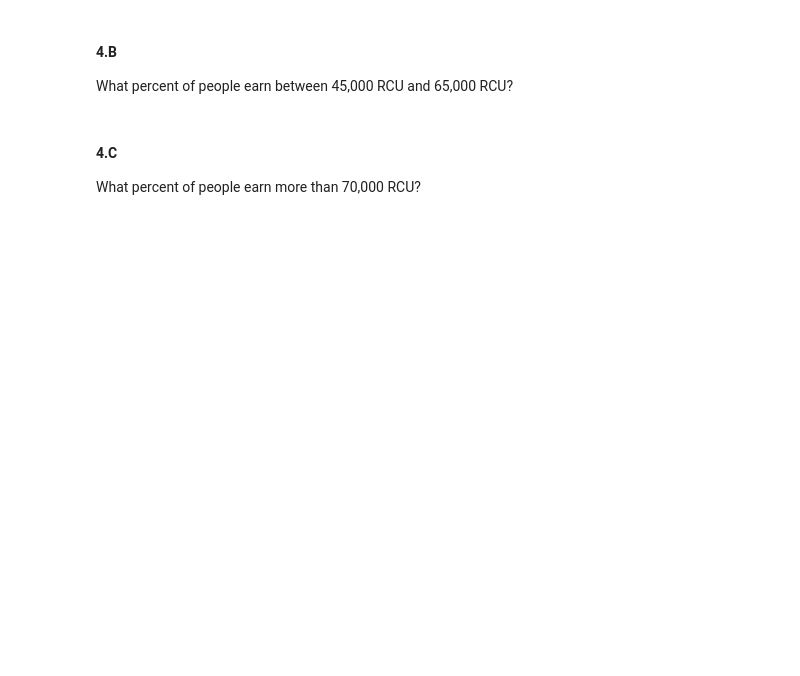
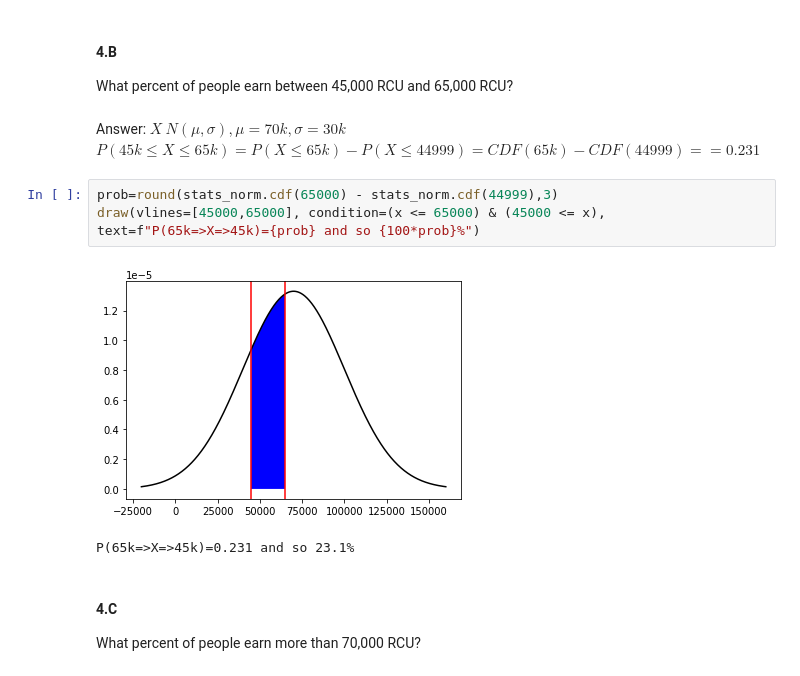
Before and after one commit to ohade/IDC-statistic-2020, a Jupyter notebook: hw2/SnDA_2021_HW2_clean_OHAD.ipynb, the cells around one changed output. Saved outputs shown, nothing was run; the diff lists cells and outputs as text; blank space fills up the shorter version.

```diff
--- a/hw2/SnDA_2021_HW2_clean_OHAD.ipynb
+++ b/hw2/SnDA_2021_HW2_clean_OHAD.ipynb
@@ -127,6 +165,16 @@ What percent of people earn less than 50,000 RCU?
 # %% [markdown]
 #### 4.B
 What percent of people earn between 45,000 RCU and 65,000 RCU?
+# %% [markdown]
+Answer:</br>
+$X~N(\mu,\sigma), \mu=70k, \sigma=30k$</br>
+$P(45k \le X \le 65k) = P(X \le 65k) - P(X \le 44999) = CDF(65k) - CDF(44999) =   = 0.231$</br>
+# %%
+prob=round(stats_norm.cdf(65000) - stats_norm.cdf(44999),3)
+draw(vlines=[45000,65000], condition=(x <= 65000) & (45000 <= x), text=f"P(65k=>X=>45k)={prob} and so {100*prob}%")
+# %% [output]
+[figure, added]
+P(65k=>X=>45k)=0.231 and so 23.1%
 # %% [markdown]
 #### 4.C
 What percent of people earn more than 70,000 RCU?
```
Also changed, not shown: parts of 24 cells of this notebook.
